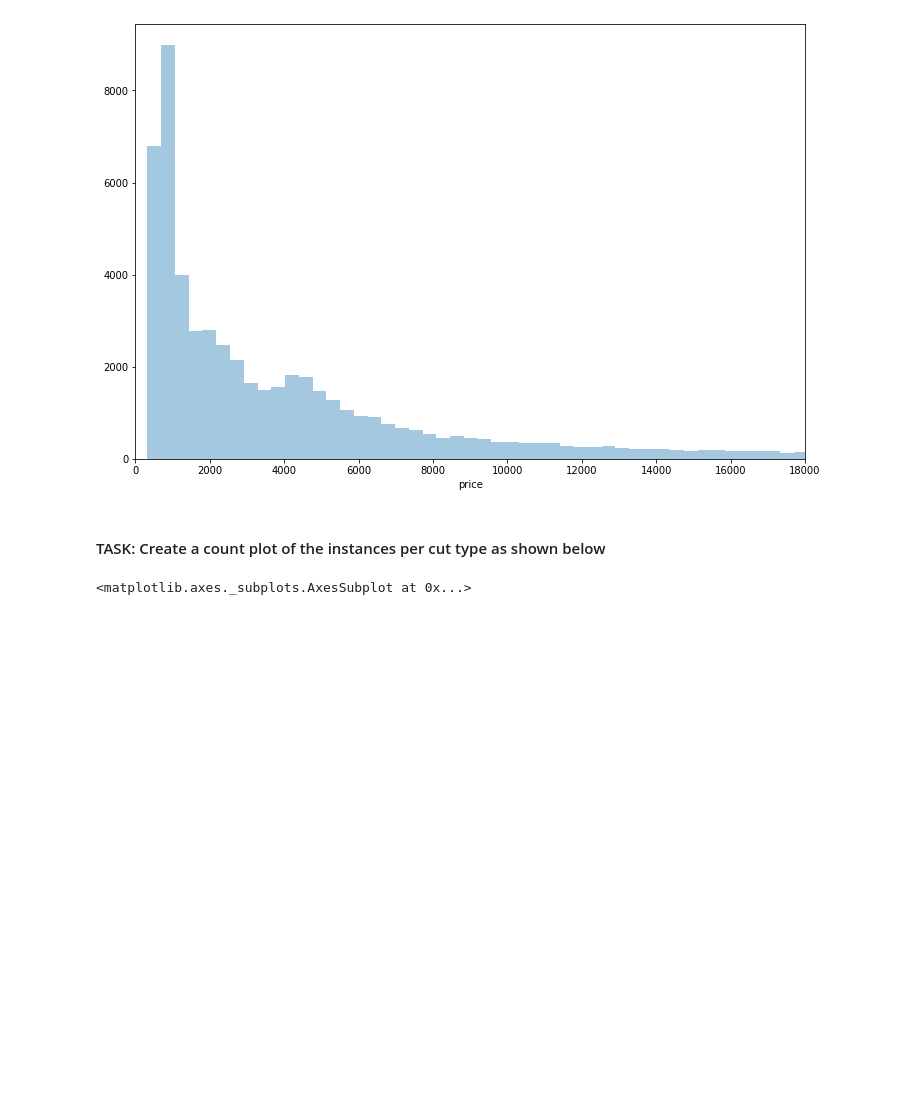
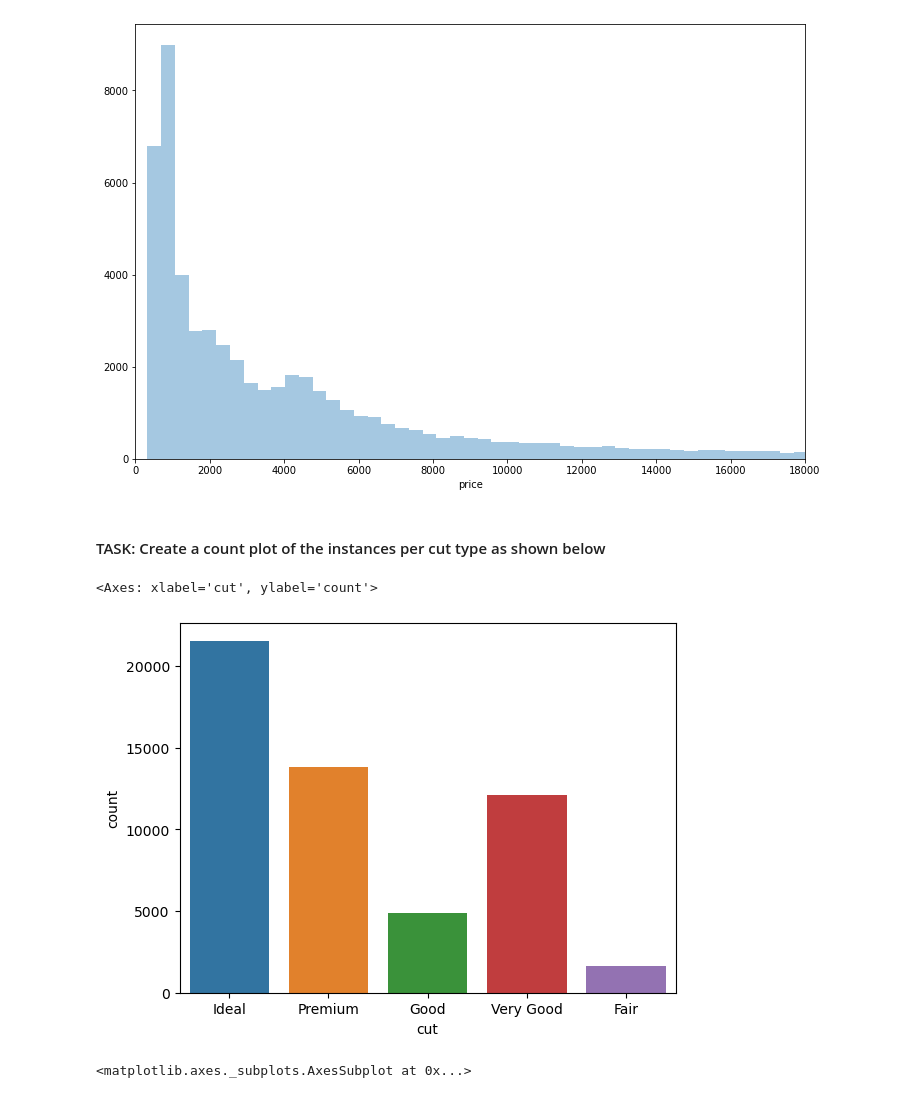
Before and after one commit to AtikshV/deep-learning-tensorflow, a Jupyter notebook: TF_2_Notebooks_and_Data/02-Visualization-Crash-Course/02-Visualization-Exercises-2.ipynb, the cells around one changed output. Saved outputs shown, nothing was run; the diff lists cells and outputs as text; code cells hidden in the pictures; blank space fills up the shorter version.

```diff
--- a/TF_2_Notebooks_and_Data/02-Visualization-Crash-Course/02-Visualization-Exercises-2.ipynb
+++ b/TF_2_Notebooks_and_Data/02-Visualization-Crash-Course/02-Visualization-Exercises-2.ipynb
@@ -115,6 +120,10 @@ sns.scatterplot(x="carat",y="price", data=diamonds, alpha=0.1, linewidth=0)
 #### TASK: Create a count plot of the instances per cut type as shown below
 # %%
 # CODE HERE
+sns.countplot(x="cut", data=diamonds)
+# %% [output]
+<Axes: xlabel='cut', ylabel='count'>
+[figure, added]
 # %%
 # %% [output]
 <matplotlib.axes._subplots.AxesSubplot at 0x...>
```
Also changed, not shown: parts of 7 cells of this notebook, 1 other file.
